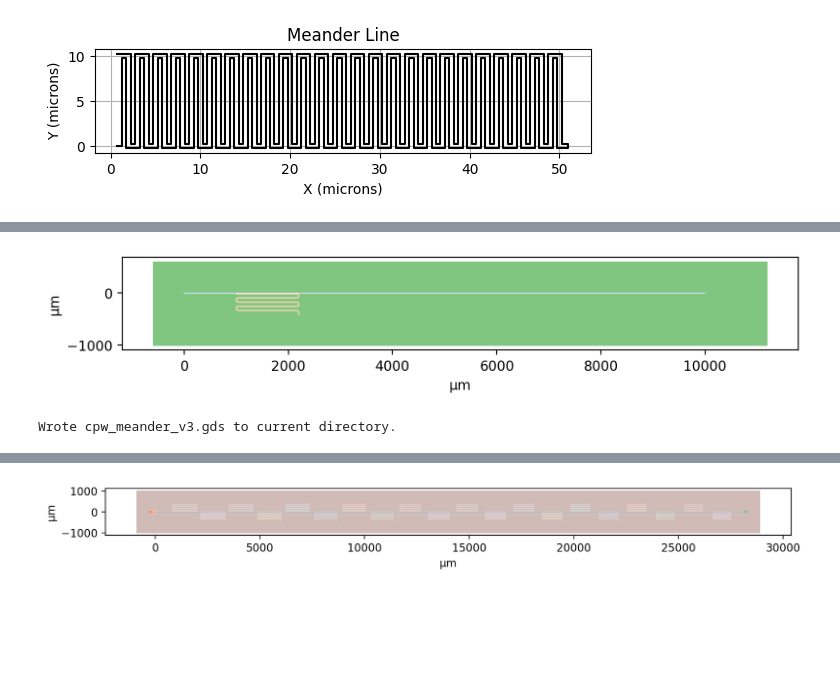
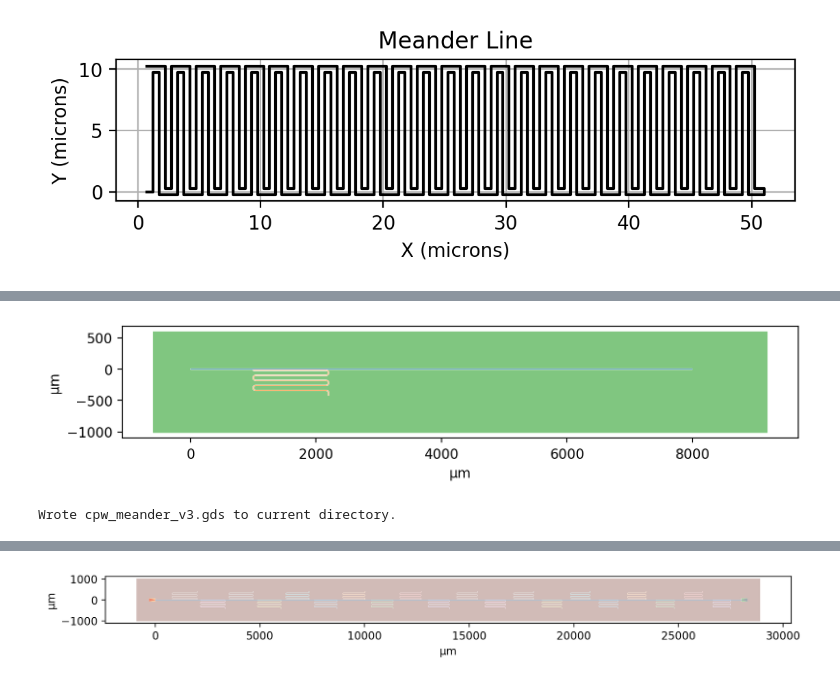
Before and after one commit to OJB-Quantum/Generative-Layout-Notebooks, a Jupyter notebook: GDSTK_Meandering_Curves.ipynb, the cells around one changed output, grey strips where cells are left out. Saved outputs shown, nothing was run; the diff lists cells and outputs as text; code cells hidden in the pictures; blank space fills up the shorter version.

```diff
--- a/GDSTK_Meandering_Curves.ipynb
+++ b/GDSTK_Meandering_Curves.ipynb
@@ -9,6 +9,8 @@
 import gdstk
 import matplotlib.pyplot as plt
 import numpy as np
+
+mpl.rcParams["figure.dpi"] = 200  # crisp preview
 
 # Parameters
 iterations = 50
@@ -59,7 +61,7 @@ plt.ylabel("Y (microns)")
 plt.grid(True)
 plt.show()
 # %% [output]
-[figure, old version]
+[figure, new version]
 # %%
 from google.colab import files
 files.download("wide_meander_line.gds")
@@ -206,7 +208,7 @@ tech = dict(
     # ---- Feedline ----
     w_feed   = 10.0,   # µm  signal width
     g_feed   = 6.0,    # µm  gap to ground
-    feed_len = 10000.0,  # µm  horizontal span of feed
+    feed_len = 8000.0,  # µm  horizontal span of feed
 
     # ---- λ/4 CPW resonator ----
     lambda_quarter = 6000.0,  # µm electrical length ≈ λ_g/4
@@ -297,34 +299,34 @@ def build_full_chip(p):
 
     # -- Add more structures (e.g. qubit pads) here if desired --
 
     # -- Ground plane carving --
     conductor_union = gdstk.boolean(conductors, [], "or")
     clearance       = p["g_max"] + 0.1  # µm
     keepout         = gdstk.offset(conductor_union, clearance, join="round")
 
     chip_w = p["feed_len"] + 2 * p["margin"]
     chip_h_pos = p["margin"]
     chip_h_neg = abs(end_y) + p["margin"]
     full_ground = gdstk.rectangle((-p["margin"], -chip_h_neg), (chip_w, chip_h_pos))
 
     ground = gdstk.boolean(full_ground, keepout, "not")
     cell.add(*ground)
 
     return lib
 
 # -------------------------------------------------------------
 # 4) Preview & GDS Export
 # -------------------------------------------------------------
 if __name__ == "__main__":
     lib = build_full_chip(tech)
     main = lib.top_level()[0]
     preview(main, figsize=(8, 4))
 
     gds_fname = "cpw_meander_v3.gds"
     lib.write_gds(gds_fname)
     print(f"Wrote {gds_fname} to current directory.")
 # %% [output]
-[figure, old version]
+[figure, new version]
 Wrote cpw_meander_v3.gds to current directory.
 # %%
 from google.colab import files
```
Also changed, not shown: parts of 2 cells of this notebook.
